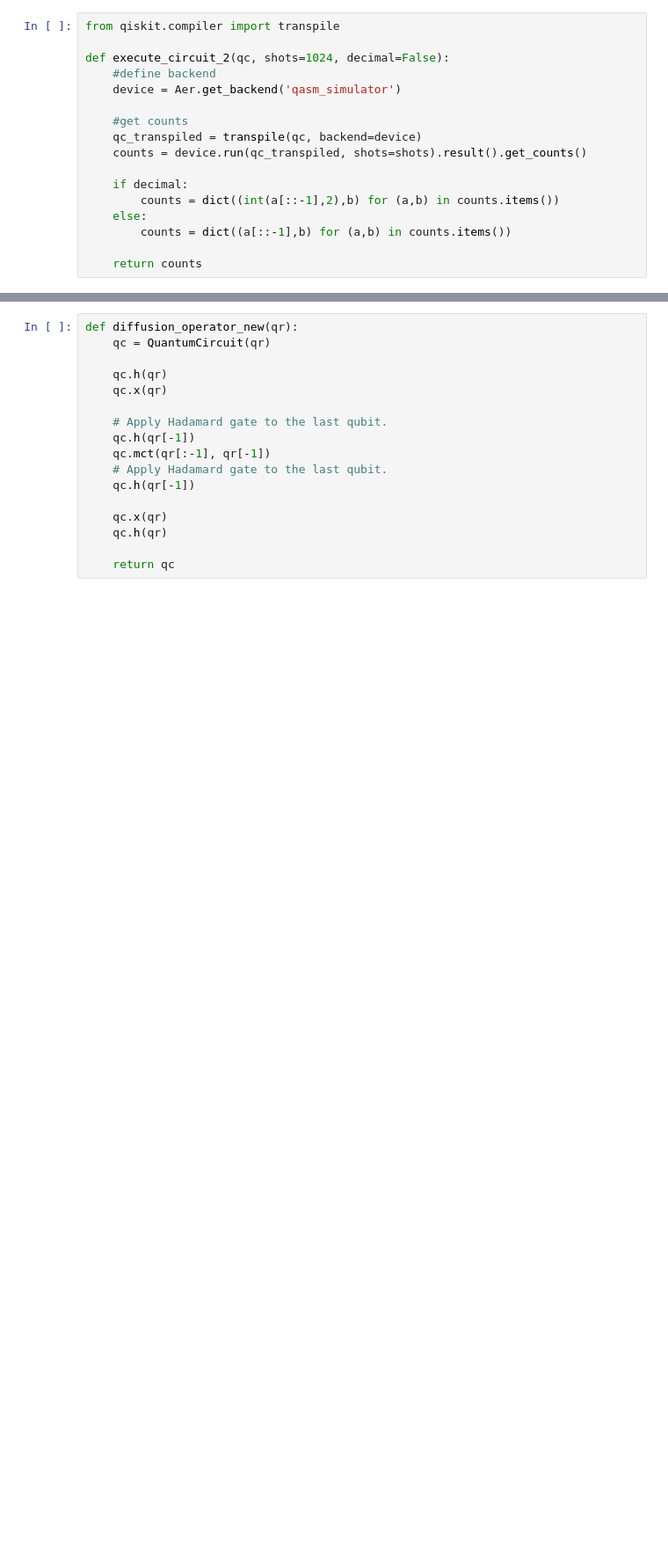
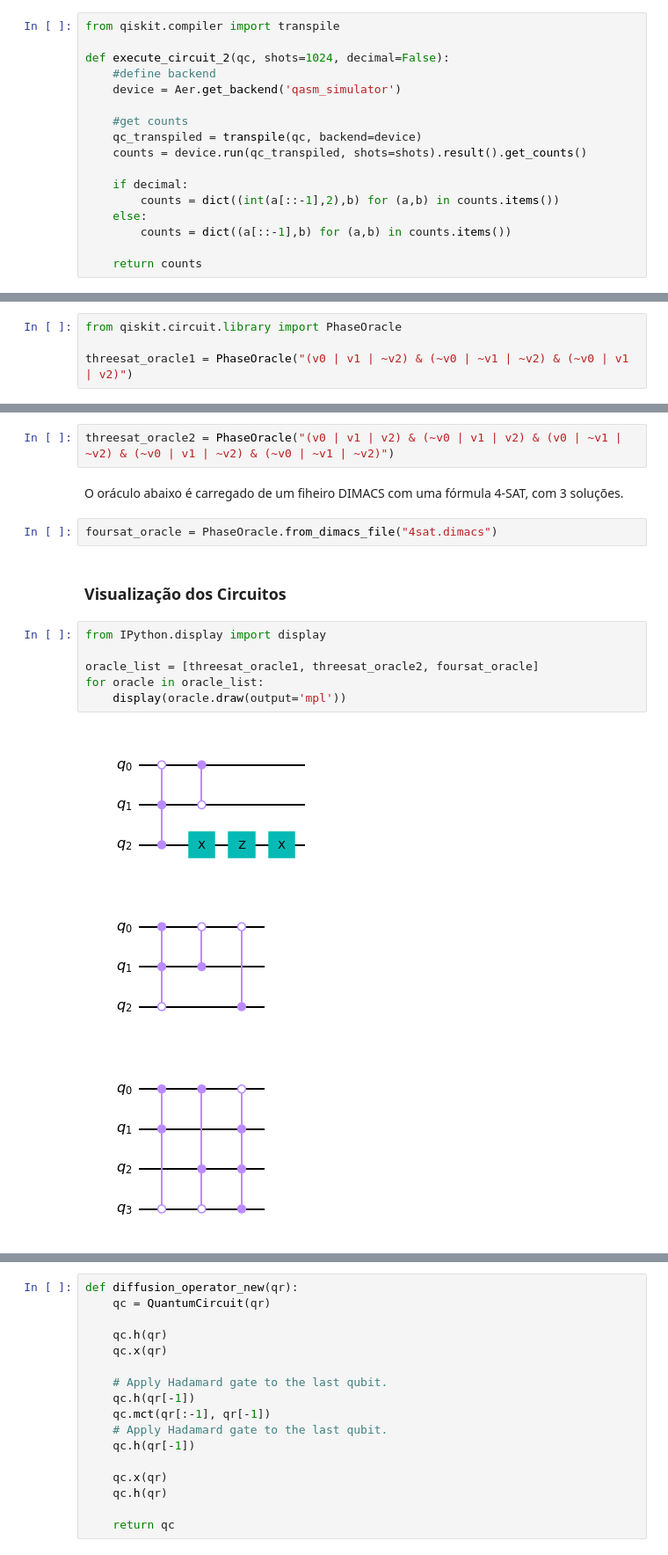
Before and after one commit to rockbmb/ic2021_2022, a Jupyter notebook: Projeto/grupo_1.ipynb, the cells around one changed output, grey strips where cells are left out. Shown at 88% size. Saved outputs shown, nothing was run; the diff lists cells and outputs as text; blank space fills up the shorter version.

```diff
--- a/Projeto/grupo_1.ipynb
+++ b/Projeto/grupo_1.ipynb
@@ -26,0 +108,4 @@ def execute_circuit_2(qc, shots=1024, decimal=False):
+# %%
+from qiskit.circuit.library import PhaseOracle
+
+threesat_oracle1 = PhaseOracle("(v0 | v1 | ~v2) & (~v0 | ~v1 | ~v2) & (~v0 | v1 | v2)")
@@ -26,0 +114,18 @@ def execute_circuit_2(qc, shots=1024, decimal=False):
+# %%
+threesat_oracle2 = PhaseOracle("(v0 | v1 | v2) & (~v0 | v1 | v2) & (v0 | ~v1 | ~v2) & (~v0 | v1 | ~v2) & (~v0 | ~v1 | ~v2)")
+# %% [markdown]
+O oráculo abaixo é carregado de um fiheiro DIMACS com uma fórmula 4-SAT, com 3 soluções.
+# %%
+foursat_oracle = PhaseOracle.from_dimacs_file("4sat.dimacs")
+# %% [markdown]
+### Visualização dos Circuitos
+# %%
+from IPython.display import display
+
+oracle_list = [threesat_oracle1, threesat_oracle2, foursat_oracle]
+for oracle in oracle_list:
+    display(oracle.draw(output='mpl'))
+# %% [output]
+[figure, added]
+[figure, added]
+[figure, added]
```
Also changed, not shown: parts of 62 cells of this notebook, 2 other files.
